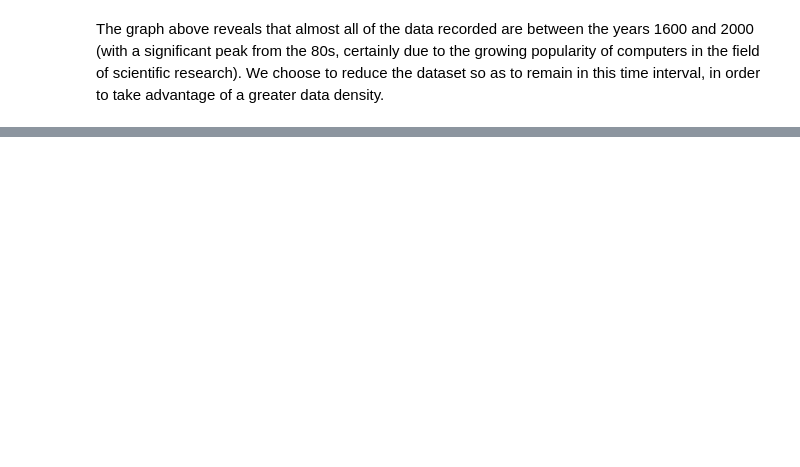
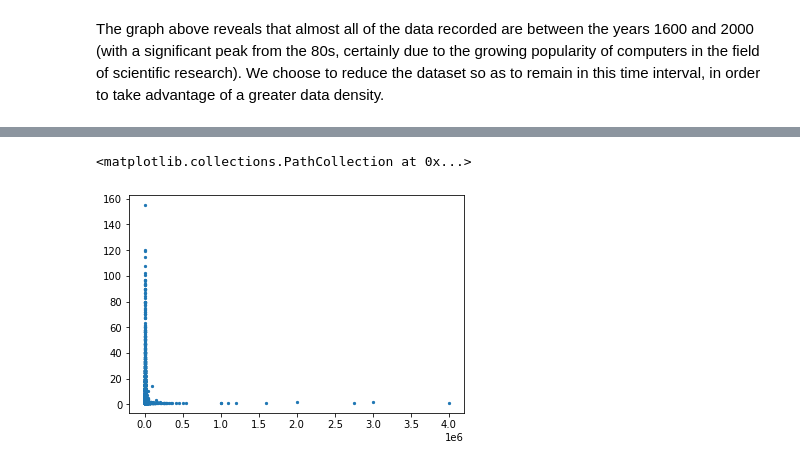
Before and after one commit to Kartmaan/Meteorite_landings, a Jupyter notebook: meteorite_landings.ipynb, the cells around one changed output, grey strips where cells are left out. Cells and saved outputs as stored; diff of their text form; code cells hidden in the pictures; blank space fills up the shorter version.

```diff
--- a/meteorite_landings.ipynb
+++ b/meteorite_landings.ipynb
@@ -108,0 +157,9 @@ years_val = df['year'].value_counts()
+# %%
+mass_val = df['mass (g)'].value_counts()
+x = mass_val.index
+y = mass_val.values
+
+plt.scatter(x, y, s = 5)
+# %% [output]
+<matplotlib.collections.PathCollection at 0x...>
+[figure, added]
```
Also changed, not shown: parts of 16 cells of this notebook.
